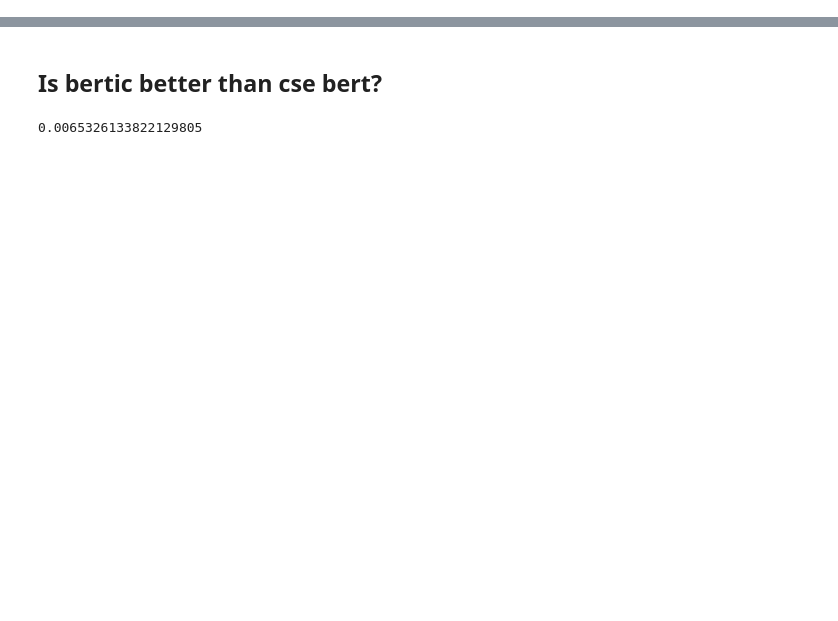
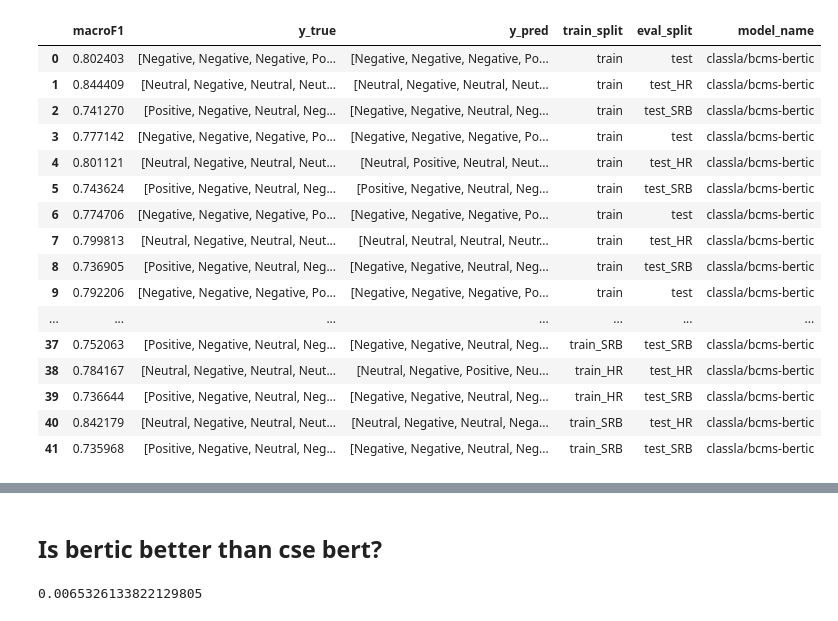
Before and after one commit to 5roop/task10, a Jupyter notebook: 006_results_analysis.ipynb, the cells around one changed output, grey strips where cells are left out. Saved outputs shown, nothing was run; the diff lists cells and outputs as text; code cells hidden in the pictures; blank space fills up the shorter version.

```diff
--- a/006_results_analysis.ipynb
+++ b/006_results_analysis.ipynb
@@ -1,8 +1,27 @@
 # %%
 import pandas as pd
 with open("005_results.jsonl", "r") as f:
     contents = f.readlines()
 from ast import literal_eval
 contents = [literal_eval(i) for i in contents]
 
 df = pd.DataFrame(data=contents)
+df
+# %% [output]
+|  | macroF1 | y_true | y_pred | train_split | eval_split | model_name |
+| 0 | 0.802403 | [Negative, Negative, Negative, Po... | [Negative, Negative, Negative, Po... | train | test | classla/bcms-bertic |
+| 1 | 0.844409 | [Neutral, Negative, Neutral, Neut... | [Neutral, Negative, Neutral, Neut... | train | test_HR | classla/bcms-bertic |
+| 2 | 0.741270 | [Positive, Negative, Neutral, Neg... | [Negative, Negative, Neutral, Neg... | train | test_SRB | classla/bcms-bertic |
+| 3 | 0.777142 | [Negative, Negative, Negative, Po... | [Negative, Negative, Negative, Po... | train | test | classla/bcms-bertic |
+| 4 | 0.801121 | [Neutral, Negative, Neutral, Neut... | [Neutral, Positive, Neutral, Neut... | train | test_HR | classla/bcms-bertic |
+| 5 | 0.743624 | [Positive, Negative, Neutral, Neg... | [Positive, Negative, Neutral, Neg... | train | test_SRB | classla/bcms-bertic |
+| 6 | 0.774706 | [Negative, Negative, Negative, Po... | [Negative, Negative, Negative, Po... | train | test | classla/bcms-bertic |
+| 7 | 0.799813 | [Neutral, Negative, Neutral, Neut... | [Neutral, Neutral, Neutral, Neutr... | train | test_HR | classla/bcms-bertic |
+| 8 | 0.736905 | [Positive, Negative, Neutral, Neg... | [Negative, Negative, Neutral, Neg... | train | test_SRB | classla/bcms-bertic |
+| 9 | 0.792206 | [Negative, Negative, Negative, Po... | [Negative, Negative, Negative, Po... | train | test | classla/bcms-bertic |
+| ... | ... | ... | ... | ... | ... | ... |
+| 37 | 0.752063 | [Positive, Negative, Neutral, Neg... | [Negative, Negative, Neutral, Neg... | train_SRB | test_SRB | classla/bcms-bertic |
+| 38 | 0.784167 | [Neutral, Negative, Neutral, Neut... | [Neutral, Negative, Positive, Neu... | train_HR | test_HR | classla/bcms-bertic |
+| 39 | 0.736644 | [Positive, Negative, Neutral, Neg... | [Negative, Negative, Neutral, Neg... | train_HR | test_SRB | classla/bcms-bertic |
+| 40 | 0.842179 | [Neutral, Negative, Neutral, Neut... | [Neutral, Negative, Neutral, Nega... | train_SRB | test_HR | classla/bcms-bertic |
+| 41 | 0.735968 | [Positive, Negative, Neutral, Neg... | [Negative, Negative, Neutral, Neg... | train_SRB | test_SRB | classla/bcms-bertic |
```
Also changed, not shown: parts of 8 cells of this notebook, 3 other files.
